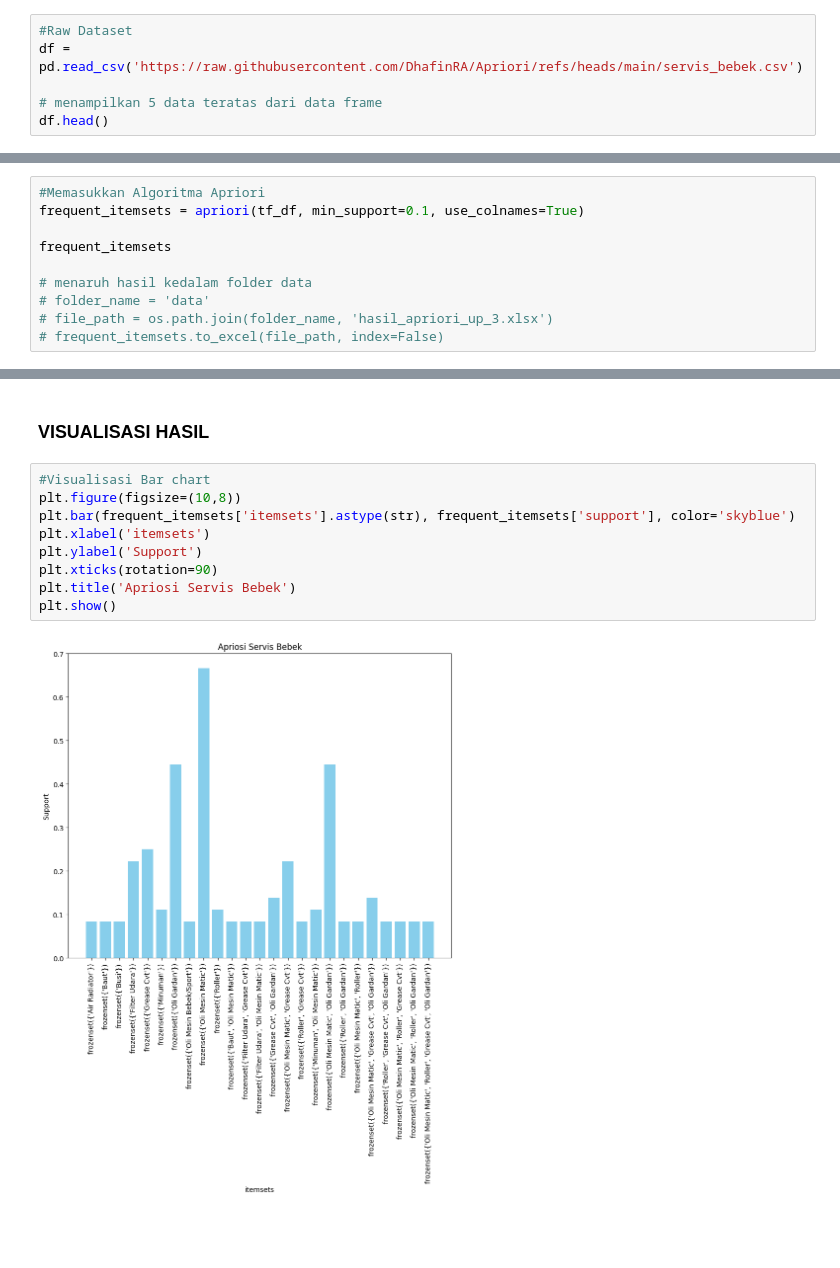
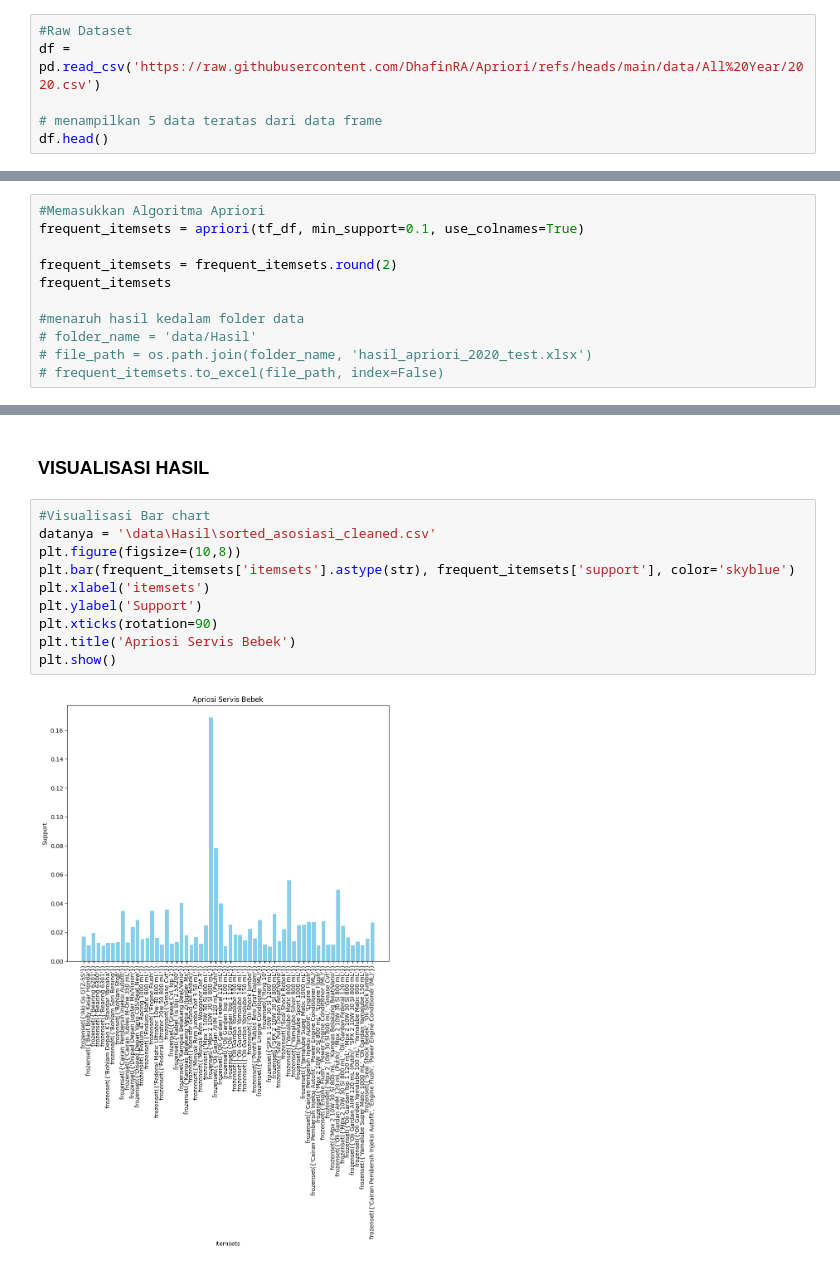
Before and after one commit to DhafinRA/Apriori, a Jupyter notebook: Apriori.ipynb, the cells around one changed output, grey strips where cells are left out. Saved outputs shown, nothing was run; the diff lists cells and outputs as text; blank space fills up the shorter version.

Commit message:
add hasil apriori dan asosiasi tahun 2020

```diff
--- a/Apriori.ipynb
+++ b/Apriori.ipynb
@@ -11,7 +11,7 @@ import os
 ### PREPROCESS DATA
 # %%
 #Raw Dataset
-df = pd.read_csv('https://raw.githubusercontent.com/DhafinRA/Apriori/refs/heads/main/servis_bebek.csv')
+df = pd.read_csv('https://raw.githubusercontent.com/DhafinRA/Apriori/refs/heads/main/data/All%20Year/2020.csv')
 
 # menampilkan 5 data teratas dari data frame
 df.head()
@@ -138,11 +135,12 @@ tf_df.head()
 #Memasukkan Algoritma Apriori
 frequent_itemsets = apriori(tf_df, min_support=0.1, use_colnames=True)
 
+frequent_itemsets = frequent_itemsets.round(2)
 frequent_itemsets
 
-# menaruh hasil kedalam folder data
-# folder_name = 'data'
-# file_path = os.path.join(folder_name, 'hasil_apriori_up_3.xlsx')
+#menaruh hasil kedalam folder data
+# folder_name = 'data/Hasil'
+# file_path = os.path.join(folder_name, 'hasil_apriori_2020_test.xlsx')
 # frequent_itemsets.to_excel(file_path, index=False)
 # %% [output]
 |  | support | itemsets |
@@ -199,12 +187,13 @@ ass_sort.to_excel(file_path, index=False)
 ### VISUALISASI HASIL
 # %%
 #Visualisasi Bar chart
+datanya = '\data\Hasil\sorted_asosiasi_cleaned.csv'
 plt.figure(figsize=(10,8))
 plt.bar(frequent_itemsets['itemsets'].astype(str), frequent_itemsets['support'], color='skyblue')
 plt.xlabel('itemsets')
 plt.ylabel('Support')
 plt.xticks(rotation=90)
 plt.title('Apriosi Servis Bebek')
 plt.show()
 # %% [output]
-[figure, old version]
+[figure, new version]
```
Also changed, not shown: parts of 11 cells of this notebook, 8 other files.
